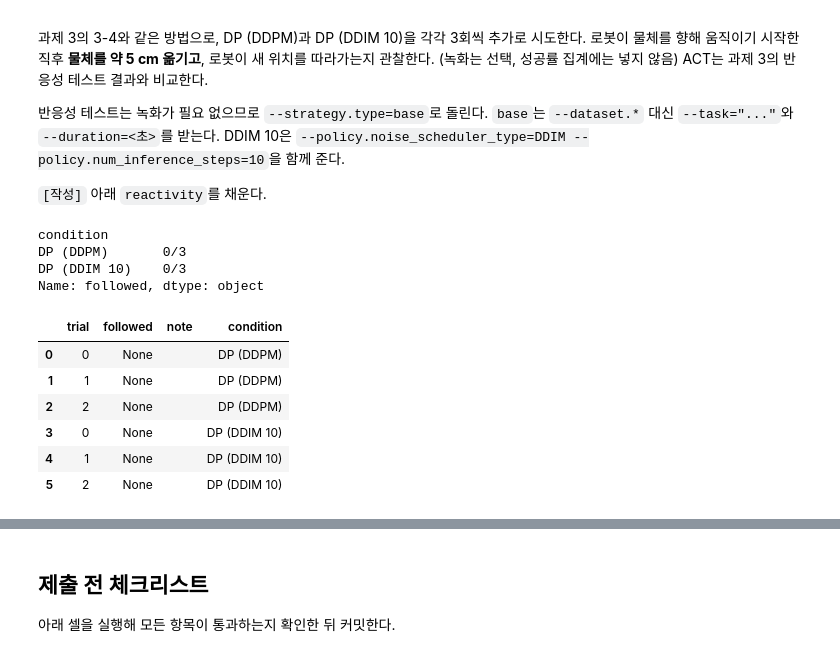
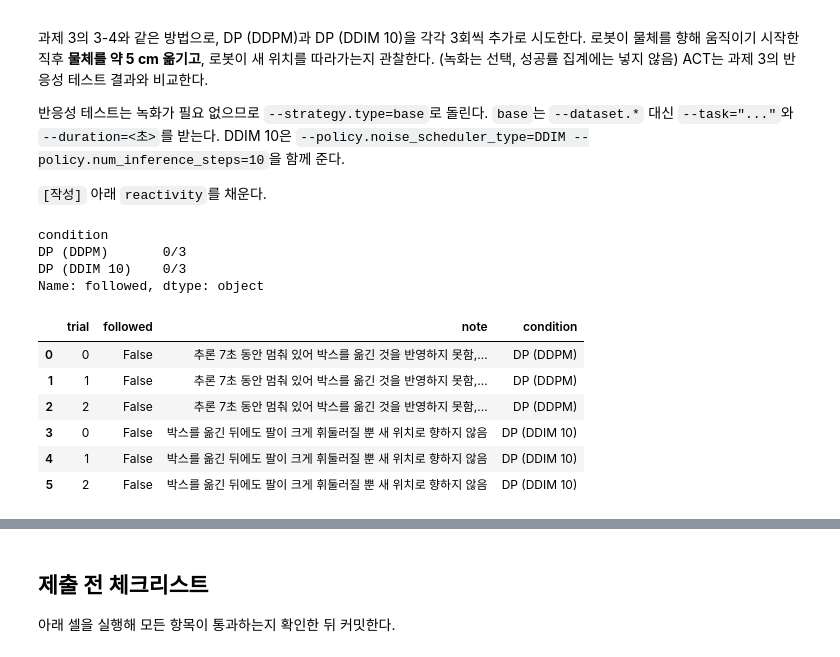
Before and after one commit to hguniv-jhd0313/robot_ai, a Jupyter notebook: assignment_4.ipynb, the cells around one changed output, grey strips where cells are left out. Saved outputs shown, nothing was run; the diff lists cells and outputs as text; code cells hidden in the pictures.

```diff
--- a/assignment_4.ipynb
+++ b/assignment_4.ipynb
@@ -48,9 +48,9 @@ DP_POLICY_REPO = f"{HF_USER}/diffusion_move-box"
 CONDITIONS = ["act", "dp", "dp_ddim10"]
 LABELS = {"act": f"ACT (chunk{ACT_CHUNK_SIZE})", "dp": "DP (DDPM)", "dp_ddim10": "DP (DDIM 10)"}
 EVAL_DATASETS = {
-    "act":       f"{HF_USER}/rollout_act_move-box_chunk{ACT_CHUNK_SIZE}_YYYYMMDD_HHMMSS",
-    "dp":        f"{HF_USER}/rollout_diffusion_move-box_YYYYMMDD_HHMMSS",
-    "dp_ddim10": f"{HF_USER}/rollout_diffusion_move-box_ddim10_YYYYMMDD_HHMMSS",
+    "act":       f"{HF_USER}/rollout_act_move-box_chunk{ACT_CHUNK_SIZE}_20261120_175409",
+    "dp":        f"{HF_USER}/rollout_diffusion_move-box_20261120_174218",
+    "dp_ddim10": f"{HF_USER}/rollout_diffusion_move-box_ddim10_20261120_173430",
 }
 WANDB_URL = "https://forge.coreweave.com/wandb/hgjhd0313-koreatech/lerobot?nw=nwuserhgjhd0313"   # 사용하지 않았다면 빈 문자열
 
@@ -373,11 +377,18 @@ jhd0313/rollout_diffusion_move-box_ddim10_YYYYMMDD_HHMMSS/meta/info.json 불러
 def blank():
     return [{"episode": i, "position": i + 1, "success": None, "smooth": None, "note": ""} for i in range(10)]
 
+# 세 조건 모두 카메라 영상이 검은 화면/초록 화면이라 정책이 박스를 볼 수 없었다 (3-1 평가 환경 참고)
+# note 근거: 관찰 + 로그(안전 제한에 걸린 횟수) + 녹화 데이터(observation.state 관절 이동 범위)
+NOTE_ACT  = "박스 쪽으로 이동하지 못함. 베이스 회전 약 5도, 어깨 약 8도로 팔이 제자리에 머물고 팔꿈치·손목만 덜컥거리며 움직임 (wrist 없음, overhead만)"
+NOTE_DDPM = "박스에 도달하지 못함. 추론 7초마다 1초 남짓만 움직이고 멈춰, 20초 동안 65프레임(약 3Hz)만 진행되어 관절이 거의 움직이지 않음"
+NOTE_DDIM = "박스에 도달하지 못함. 어깨·팔꿈치가 90도 가까이 크게 휘둘러지고, 명령이 매 스텝 안전 제한(5도)을 넘어 덜컥거림 (overhead 없음, wrist만)"
+
 results = {
-    "act":       blank(),   # [작성]
-    "dp":        blank(),   # [작성]
-    "dp_ddim10": blank(),   # [작성]
+    "act":       [{"episode": i, "position": i + 1, "success": False, "smooth": 1, "note": NOTE_ACT} for i in range(10)],
+    "dp":        [{"episode": i, "position": i + 1, "success": False, "smooth": 1, "note": NOTE_DDPM} for i in range(10)],
+    "dp_ddim10": [{"episode": i, "position": i + 1, "success": False, "smooth": 1, "note": NOTE_DDIM} for i in range(10)],
 }
+results["dp"][9]["note"] = "에피소드 시작 직후 위험해 ESC로 중단 (1프레임만 기록), 실패 처리"
 # 예시: results["dp"][0] = {"episode": 0, "position": 1, "success": True, "smooth": 4, "note": "다시 추론할 때 짧게 멈추지만 안정적으로 파지"}
 
 res_df = pd.concat([pd.DataFrame(v).assign(condition=k) for k, v in results.items()], ignore_index=True)
@@ -424,25 +435,26 @@ plt.tight_layout(); plt.show()
 
 `[작성]` 아래 `reactivity`를 채운다.
 # %%
+# 녹화 없이 20초씩 각 3회, overhead 카메라만 연결. 20초 동안 안전 제한에 걸린 횟수: DDPM 12 / 11 / 12, DDIM 10 351 / 352 / 384
 reactivity = {
-    "dp":        [{"trial": i, "followed": None, "note": ""} for i in range(3)],   # [작성]
-    "dp_ddim10": [{"trial": i, "followed": None, "note": ""} for i in range(3)],   # [작성]
+    "dp":        [{"trial": i, "followed": False, "note": "추론 7초 동안 멈춰 있어 박스를 옮긴 것을 반영하지 못함, 원래 자세 근처에 머묾"} for i in range(3)],
+    "dp_ddim10": [{"trial": i, "followed": False, "note": "박스를 옮긴 뒤에도 팔이 크게 휘둘러질 뿐 새 위치로 향하지 않음"} for i in range(3)],
 }
 react_df = pd.concat([pd.DataFrame(v).assign(condition=LABELS[k]) for k, v in reactivity.items()], ignore_index=True)
 print(react_df.groupby("condition", sort=False)["followed"].apply(lambda s: f"{int(s.fillna(False).sum())}/3"))
 react_df
 # %% [output]
 condition
 DP (DDPM)       0/3
 DP (DDIM 10)    0/3
 Name: followed, dtype: object
 |  | trial | followed | note | condition |
-| 0 | 0 | None |  | DP (DDPM) |
-| 1 | 1 | None |  | DP (DDPM) |
-| 2 | 2 | None |  | DP (DDPM) |
-| 3 | 0 | None |  | DP (DDIM 10) |
-| 4 | 1 | None |  | DP (DDIM 10) |
-| 5 | 2 | None |  | DP (DDIM 10) |
+| 0 | 0 | False | 추론 7초 동안 멈춰 있어 박스를 옮긴 것을 반영하지 못함,... | DP (DDPM) |
+| 1 | 1 | False | 추론 7초 동안 멈춰 있어 박스를 옮긴 것을 반영하지 못함,... | DP (DDPM) |
+| 2 | 2 | False | 추론 7초 동안 멈춰 있어 박스를 옮긴 것을 반영하지 못함,... | DP (DDPM) |
+| 3 | 0 | False | 박스를 옮긴 뒤에도 팔이 크게 휘둘러질 뿐 새 위치로 향하지 않음 | DP (DDIM 10) |
+| 4 | 1 | False | 박스를 옮긴 뒤에도 팔이 크게 휘둘러질 뿐 새 위치로 향하지 않음 | DP (DDIM 10) |
+| 5 | 2 | False | 박스를 옮긴 뒤에도 팔이 크게 휘둘러질 뿐 새 위치로 향하지 않음 | DP (DDIM 10) |
 # %% [markdown]
 ### 3-5. 평가 영상
 `[작성]` 웹 뷰어(https://huggingface.co/spaces/lerobot/visualize_dataset)에 평가 데이터셋 repo_id를 넣어 재생되는지 확인한다.
```
Also changed, not shown: parts of 9 cells of this notebook, 6 other files.
